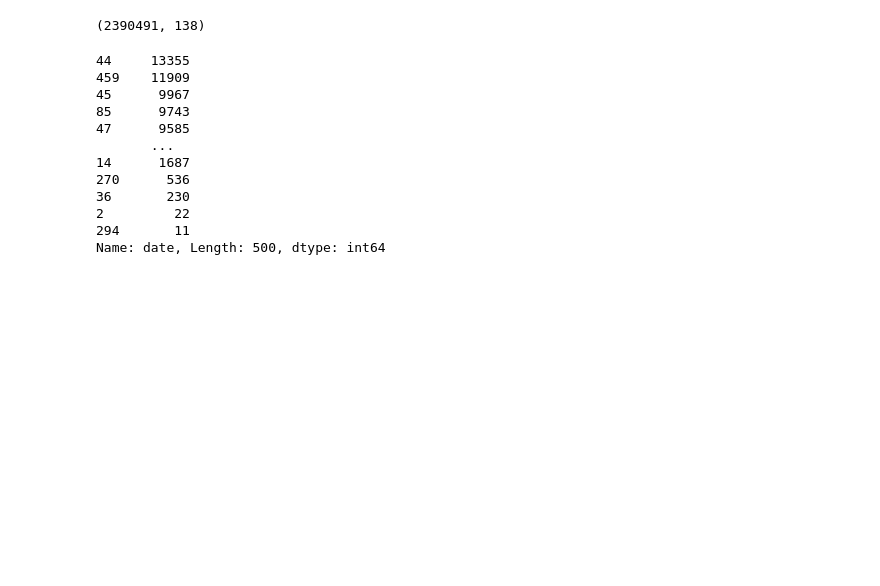
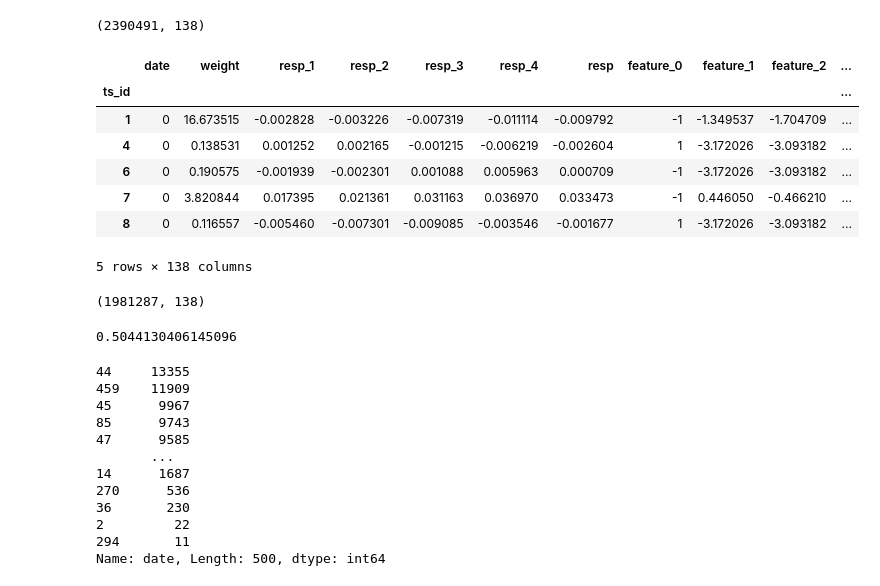
Before and after one commit to tanchuanxin/it3011_project, a Jupyter notebook: 00_create_dataset.ipynb, the cells around one changed output. Cells and saved outputs as stored; diff of their text form; code cells hidden in the pictures; blank space fills up the shorter version.

```diff
--- a/00_create_dataset.ipynb
+++ b/00_create_dataset.ipynb
@@ -50,15 +50,49 @@ data.shape
 (2390491, 138)
 # %%
 # some data cleaning
+
+# fill in NA values with the mean for minimal impact
+# data.fillna(data.mean(),inplace=True)
+
+# filling in NAN values
+
+# based on https://www.kaggle.com/carlmcbrideellis/jane-street-eda-of-day-0-and-feature-importance
+# https://www.kaggle.com/nicholashojx/jane-street-keras-notebook-mlp
+
+discrete_features = ['feature_41', 'feature_42', 'feature_43', 'feature_44', 'feature_45']
+data[discrete_features] = data[discrete_features].fillna(value = data[discrete_features].mean())
+data.fillna(method="ffill", inplace=True)
+data.fillna(method="bfill", inplace=True)
+
+# set ts_id to index
+data = data.set_index("ts_id")
 
 # remove entries that do not contribute to learning because weight is zero
 data = data[data['weight'] != 0]
 
-# fill in NA values with the mean for minimal impact
-data.fillna(data.mean(),inplace=True)
-
 # 'action' is effectively the y-value, either 1/0 representing buy/pass action. binary classification
 data['action'] = ((data['resp'].values) > 0).astype(int)
+
+data.head()
+# %% [output]
+|  | date | weight | resp_1 | resp_2 | resp_3 | resp_4 | resp | feature_0 | feature_1 | feature_2 | ... |
+| ts_id |  |  |  |  |  |  |  |  |  |  | ... |
+| 1 | 0 | 16.673515 | -0.002828 | -0.003226 | -0.007319 | -0.011114 | -0.009792 | -1 | -1.349537 | -1.704709 | ... |
+| 4 | 0 | 0.138531 | 0.001252 | 0.002165 | -0.001215 | -0.006219 | -0.002604 | 1 | -3.172026 | -3.093182 | ... |
+| 6 | 0 | 0.190575 | -0.001939 | -0.002301 | 0.001088 | 0.005963 | 0.000709 | -1 | -3.172026 | -3.093182 | ... |
+| 7 | 0 | 3.820844 | 0.017395 | 0.021361 | 0.031163 | 0.036970 | 0.033473 | -1 | 0.446050 | -0.466210 | ... |
+| 8 | 0 | 0.116557 | -0.005460 | -0.007301 | -0.009085 | -0.003546 | -0.001677 | 1 | -3.172026 | -3.093182 | ... |
+5 rows × 138 columns
+# %%
+# inspect data.shape after data cleaning
+data.shape
+# %% [output]
+(1981287, 138)
+# %%
+# just to have an understanding of the number of positive vs negative samples
+data['action'].sum()/data.shape[0]
+# %% [output]
+0.5044130406145096
 # %%
 # inspect data.date
 data.date.value_counts()
```
Also changed, not shown: parts of 16 cells of this notebook, 24 other files.
